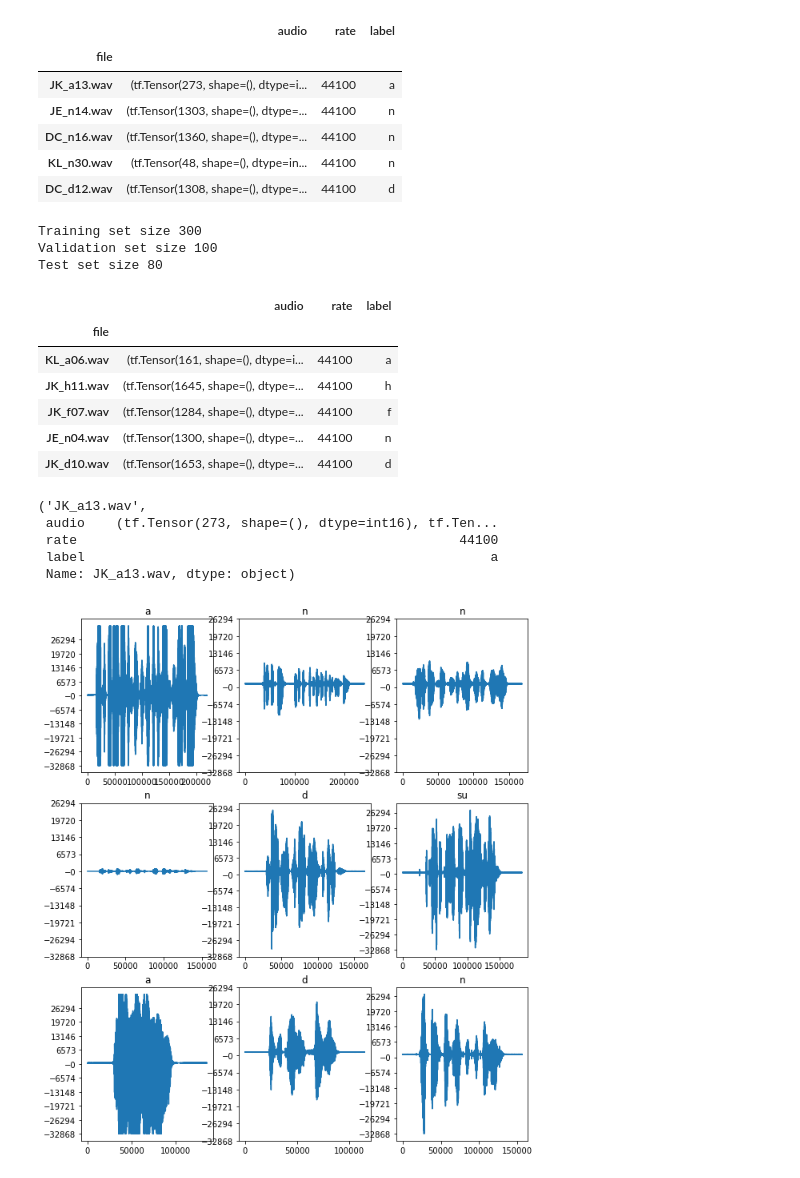
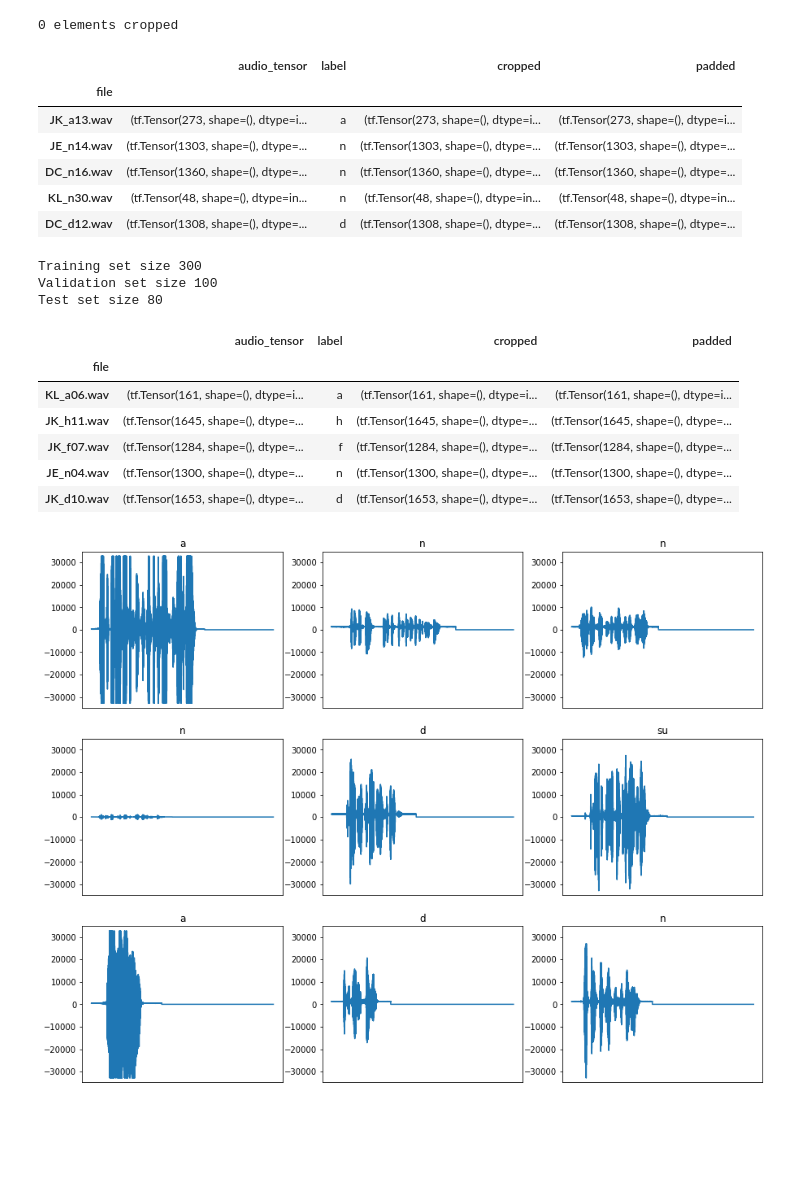
Before and after one commit to alejack9/Speech-Emotion-Recognition, a Jupyter notebook: Paper/paper.ipynb, the cells around one changed output. Drawn from its saved outputs; the diff is of its cells as text; code cells hidden in the pictures; blank space fills up the shorter version.

Commit message:
add pad and crop & better plot & model setup

```diff
--- a/Paper/paper.ipynb
+++ b/Paper/paper.ipynb
@@ -24,17 +26,26 @@ def get_label(file_path):
 DATA_DIR = "./data/SAVEE"
 
 filenames = [(f'{DATA_DIR}/{p}', p) for p in os.listdir(DATA_DIR)]
-df = pd.DataFrame([(f, *load_audio(filename), get_label(filename)) for (filename, f) in filenames], columns=['file', 'audio', 'rate', 'label']).set_index('file')
+df = pd.DataFrame([(f, *load_audio(filename), get_label(filename)) for (filename, f) in filenames], columns=['file', 'audio_tensor', 'rate', 'label']).set_index('file')
+if len(df['rate'].unique()) > 1:
+  raise Exception('Different rates in the dataset')
+rate = df['rate'][0]
+df.drop('rate', inplace=True, axis=1)
+# crop data to the first 8 seconds
+df['cropped'] = df['audio_tensor'].map(lambda x: x[:rate * 8])
+df['padded'] = df['cropped'].map(lambda x: tf.convert_to_tensor(np.pad(x, (0, rate * 8 - len(x)), 'constant')))
 
+print(f"{np.count_nonzero(df['audio_tensor'].map(lambda x: x.shape[0]) > rate * 8)} elements cropped")
 df.head()
 # %% [output]
+0 elements cropped
-|  | audio | rate | label |
-| file |  |  |  |
-| JK_a13.wav | (tf.Tensor(273, shape=(), dtype=i... | 44100 | a |
-| JE_n14.wav | (tf.Tensor(1303, shape=(), dtype=... | 44100 | n |
-| DC_n16.wav | (tf.Tensor(1360, shape=(), dtype=... | 44100 | n |
-| KL_n30.wav | (tf.Tensor(48, shape=(), dtype=in... | 44100 | n |
-| DC_d12.wav | (tf.Tensor(1308, shape=(), dtype=... | 44100 | d |
+|  | audio_tensor | label | cropped | padded |
+| file |  |  |  |  |
+| JK_a13.wav | (tf.Tensor(273, shape=(), dtype=i... | a | (tf.Tensor(273, shape=(), dtype=i... | (tf.Tensor(273, shape=(), dtype=i... |
+| JE_n14.wav | (tf.Tensor(1303, shape=(), dtype=... | n | (tf.Tensor(1303, shape=(), dtype=... | (tf.Tensor(1303, shape=(), dtype=... |
+| DC_n16.wav | (tf.Tensor(1360, shape=(), dtype=... | n | (tf.Tensor(1360, shape=(), dtype=... | (tf.Tensor(1360, shape=(), dtype=... |
+| KL_n30.wav | (tf.Tensor(48, shape=(), dtype=in... | n | (tf.Tensor(48, shape=(), dtype=in... | (tf.Tensor(48, shape=(), dtype=in... |
+| DC_d12.wav | (tf.Tensor(1308, shape=(), dtype=... | d | (tf.Tensor(1308, shape=(), dtype=... | (tf.Tensor(1308, shape=(), dtype=... |
 # %%
 train_files = df.iloc[:300]
 val_files = df.iloc[300: 300 + 100]
@@ -48,41 +59,32 @@ test_files.head()
 Training set size 300
 Validation set size 100
 Test set size 80
-|  | audio | rate | label |
-| file |  |  |  |
-| KL_a06.wav | (tf.Tensor(161, shape=(), dtype=i... | 44100 | a |
-| JK_h11.wav | (tf.Tensor(1645, shape=(), dtype=... | 44100 | h |
-| JK_f07.wav | (tf.Tensor(1284, shape=(), dtype=... | 44100 | f |
-| JE_n04.wav | (tf.Tensor(1300, shape=(), dtype=... | 44100 | n |
-| JK_d10.wav | (tf.Tensor(1653, shape=(), dtype=... | 44100 | d |
+|  | audio_tensor | label | cropped | padded |
+| file |  |  |  |  |
+| KL_a06.wav | (tf.Tensor(161, shape=(), dtype=i... | a | (tf.Tensor(161, shape=(), dtype=i... | (tf.Tensor(161, shape=(), dtype=i... |
+| JK_h11.wav | (tf.Tensor(1645, shape=(), dtype=... | h | (tf.Tensor(1645, shape=(), dtype=... | (tf.Tensor(1645, shape=(), dtype=... |
+| JK_f07.wav | (tf.Tensor(1284, shape=(), dtype=... | f | (tf.Tensor(1284, shape=(), dtype=... | (tf.Tensor(1284, shape=(), dtype=... |
+| JE_n04.wav | (tf.Tensor(1300, shape=(), dtype=... | n | (tf.Tensor(1300, shape=(), dtype=... | (tf.Tensor(1300, shape=(), dtype=... |
+| JK_d10.wav | (tf.Tensor(1653, shape=(), dtype=... | d | (tf.Tensor(1653, shape=(), dtype=... | (tf.Tensor(1653, shape=(), dtype=... |
-# %%
-for x in df.iloc[:1].iterrows():
-  print(x)
-# %% [output]
-('JK_a13.wav',
- audio    (tf.Tensor(273, shape=(), dtype=int16), tf.Ten...
- rate                                                 44100
- label                                                    a
- Name: JK_a13.wav, dtype: object)
 # %%
 rows = 3
 cols = 3
 n = rows * cols
-fig, axes = plt.subplots(rows, cols, figsize=(10, 12))
+fig, axes = plt.subplots(rows, cols, figsize=(15, 12))
 
 to_plot = df.iloc[:n]
-max, min = to_plot['audio'].map(lambda x: x.numpy().max()).max(), to_plot['audio'].map(lambda x: x.numpy().min()).min()
-ticks = np.arange(min - 100, max + 100, (max + 100 - (min - 100)) / 10)
+max, min = to_plot['padded'].map(lambda x: x.numpy().max()).max(), to_plot['padded'].map(lambda x: x.numpy().min()).min()
 
 for i, (_, row) in enumerate(to_plot.iterrows()):
   r = i // cols
   c = i % cols
   ax = axes[r][c]
-  ax.plot(row['audio'].numpy())
-  ax.set_yticks(ticks)
+  ax.plot(row['padded'].numpy())
+  ax.set_ylim(ymin=min-2000, ymax=max+2000)
   label = row['label']
+  ax.set_xticks([])
   ax.set_title(label)
 
 plt.show()
 # %% [output]
-[figure, old version]
+[figure, new version]
```
Also changed, not shown: parts of 5 cells of this notebook.
